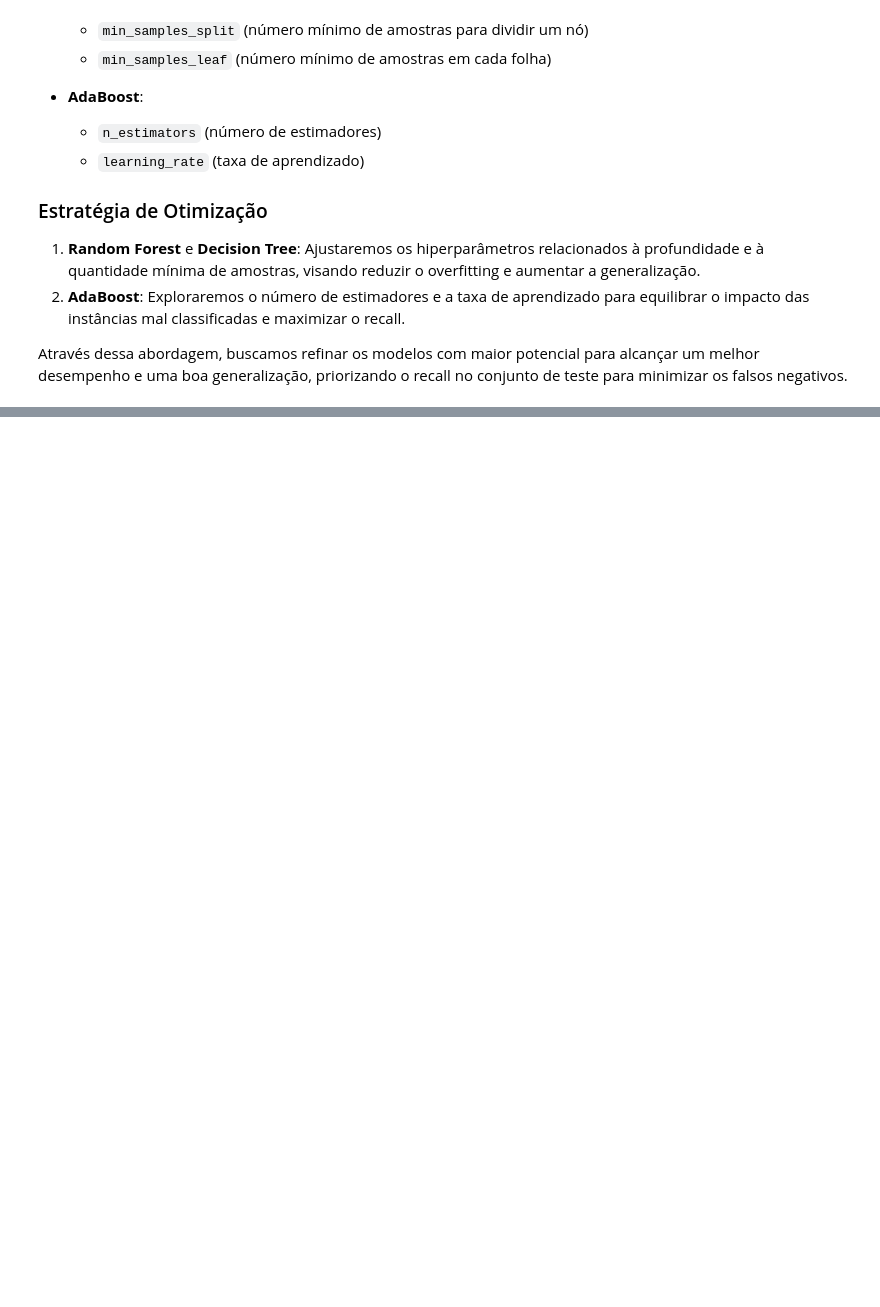
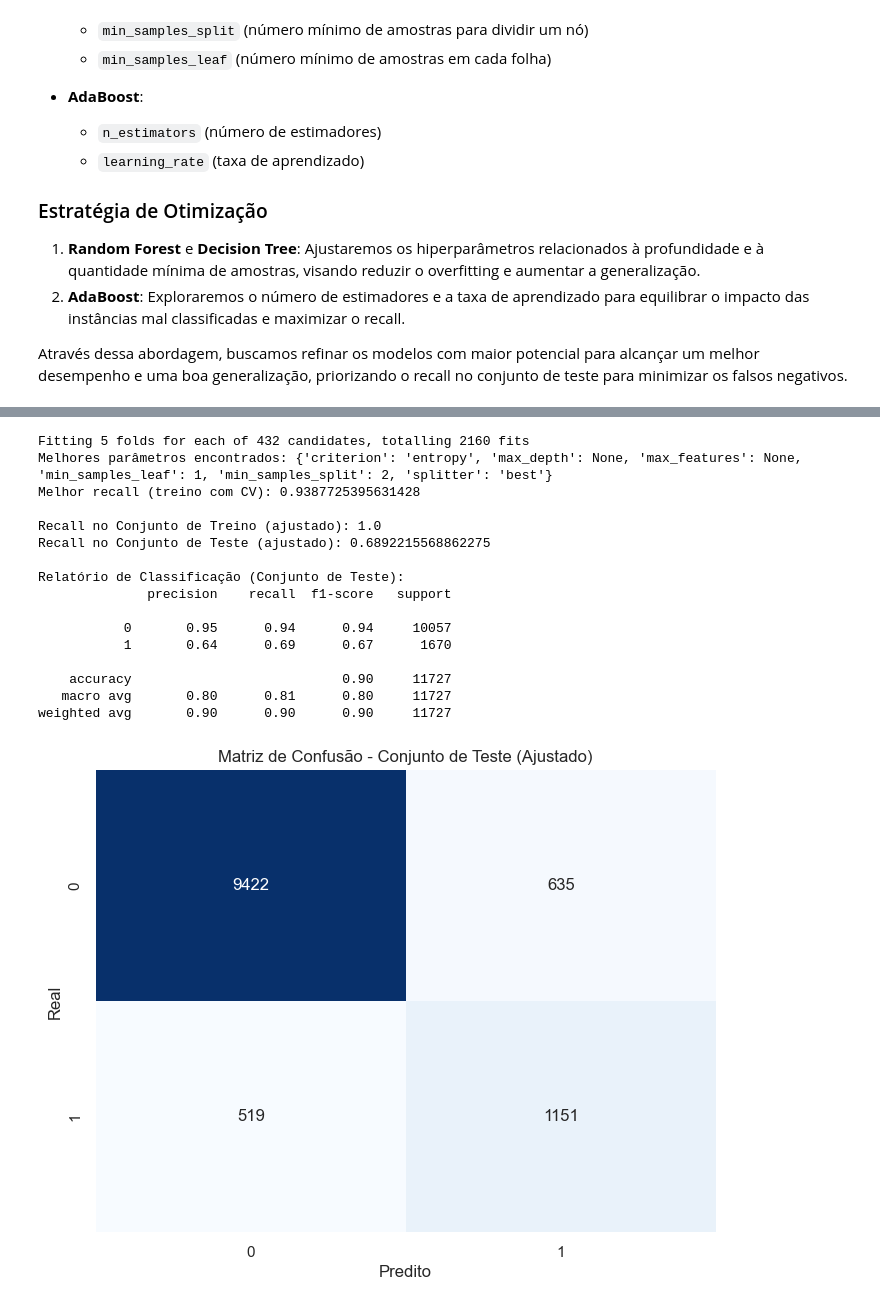
Before and after one commit to tnleite/loan-approval-prediction, a Jupyter notebook: 02-Analise/loan-approval-prediction.ipynb, the cells around one changed output, grey strips where cells are left out. Saved outputs shown, nothing was run; the diff lists cells and outputs as text; code cells hidden in the pictures; blank space fills up the shorter version.

```diff
--- a/02-Analise/loan-approval-prediction.ipynb
+++ b/02-Analise/loan-approval-prediction.ipynb
@@ -1942,0 +2138,70 @@ Através dessa abordagem, buscamos refinar os modelos com maior potencial para a
+# %%
+# Atualizando o grid de hiperparâmetros
+param_grid_expanded = {
+    "criterion": ["gini", "entropy"],
+    "splitter": ["best", "random"],
+    "max_depth": [5, 10, 15, None],
+    "min_samples_split": [2, 5, 10],
+    "min_samples_leaf": [1, 2, 5],
+    "max_features": ["sqrt", "log2", None]  # Adicionando max_features para controle de complexidade
+}
+
+# GridSearch com hiperparâmetros expandidos
+grid_search_dt_expanded = GridSearchCV(
+    estimator=DecisionTreeClassifier(random_state=42),
+    param_grid=param_grid_expanded,
+    scoring=scorer,
+    cv=splitter,
+    n_jobs=-1,
+    verbose=10
+)
+
+# Executando o GridSearch com hiperparâmetros expandidos
+grid_search_dt_expanded.fit(X_train_smote, y_train_smote)
+
+# Exibindo os melhores parâmetros e a melhor métrica de recall obtida
+print("Melhores parâmetros encontrados:", grid_search_dt_expanded.best_params_)
+print("Melhor recall (treino com CV):", grid_search_dt_expanded.best_score_)
+
+# Ajustando o melhor modelo
+melhor_dt_expanded = grid_search_dt_expanded.best_estimator_
+
+# Calculando o recall no conjunto de treino e teste
+y_pred_train_expanded = melhor_dt_expanded.predict(X_train_smote)
+y_pred_test_expanded = melhor_dt_expanded.predict(X_test)
+recall_treino_expanded = recall_score(y_train_smote, y_pred_train_expanded)
+recall_teste_expanded = recall_score(y_test, y_pred_test_expanded)
+
+# Exibindo os recalls
+print(f"\nRecall no Conjunto de Treino (ajustado): {recall_treino_expanded}")
+print(f"Recall no Conjunto de Teste (ajustado): {recall_teste_expanded}")
+
+# Relatório e matriz de confusão
+print("\nRelatório de Classificação (Conjunto de Teste):")
+print(classification_report(y_test, y_pred_test_expanded))
+
+conf_matrix_expanded = confusion_matrix(y_test, y_pred_test_expanded)
+plt.figure(figsize=(8, 6))
+sns.heatmap(conf_matrix_expanded, annot=True, fmt="d", cmap="Blues", cbar=False)
+plt.xlabel("Predito")
+plt.ylabel("Real")
+plt.title("Matriz de Confusão - Conjunto de Teste (Ajustado)")
+plt.show()
+# %% [output]
+Fitting 5 folds for each of 432 candidates, totalling 2160 fits
+Melhores parâmetros encontrados: {'criterion': 'entropy', 'max_depth': None, 'max_features': None, 'min_samples_leaf': 1, 'min_samples_split': 2, 'splitter': 'best'}
+Melhor recall (treino com CV): 0.9387725395631428
+
+Recall no Conjunto de Treino (ajustado): 1.0
+Recall no Conjunto de Teste (ajustado): 0.6892215568862275
+
+Relatório de Classificação (Conjunto de Teste):
+              precision    recall  f1-score   support
+
+           0       0.95      0.94      0.94     10057
+           1       0.64      0.69      0.67      1670
+
+    accuracy                           0.90     11727
+   macro avg       0.80      0.81      0.80     11727
+weighted avg       0.90      0.90      0.90     11727
+[figure, added]
```
Also changed, not shown: parts of 10 cells of this notebook.
